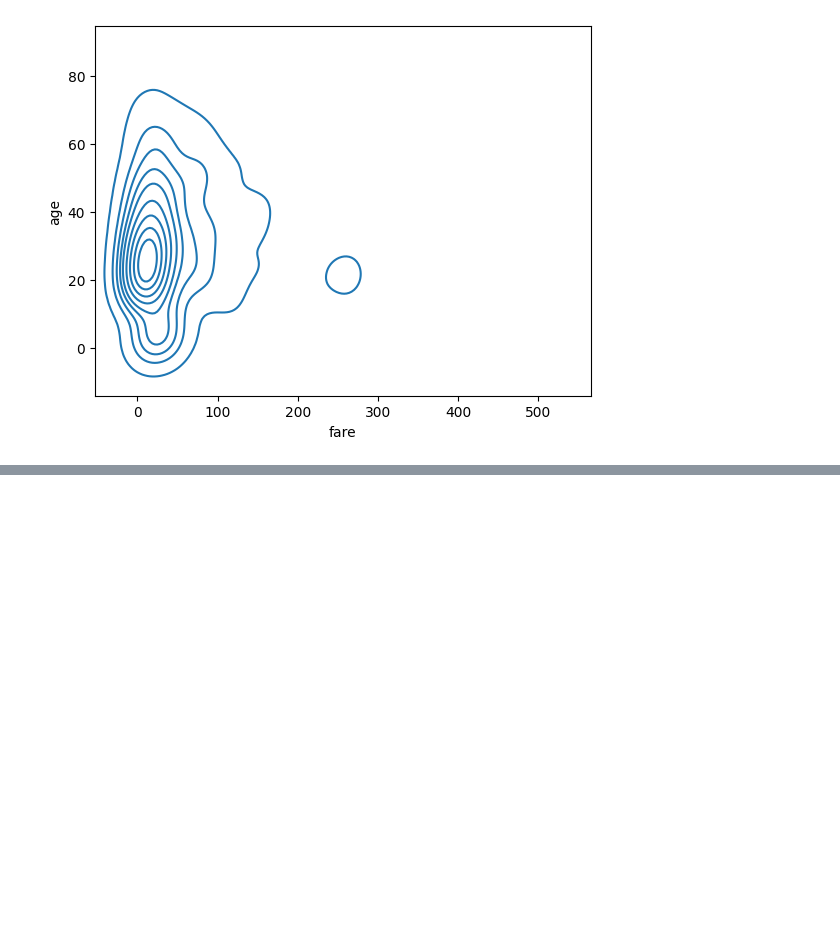
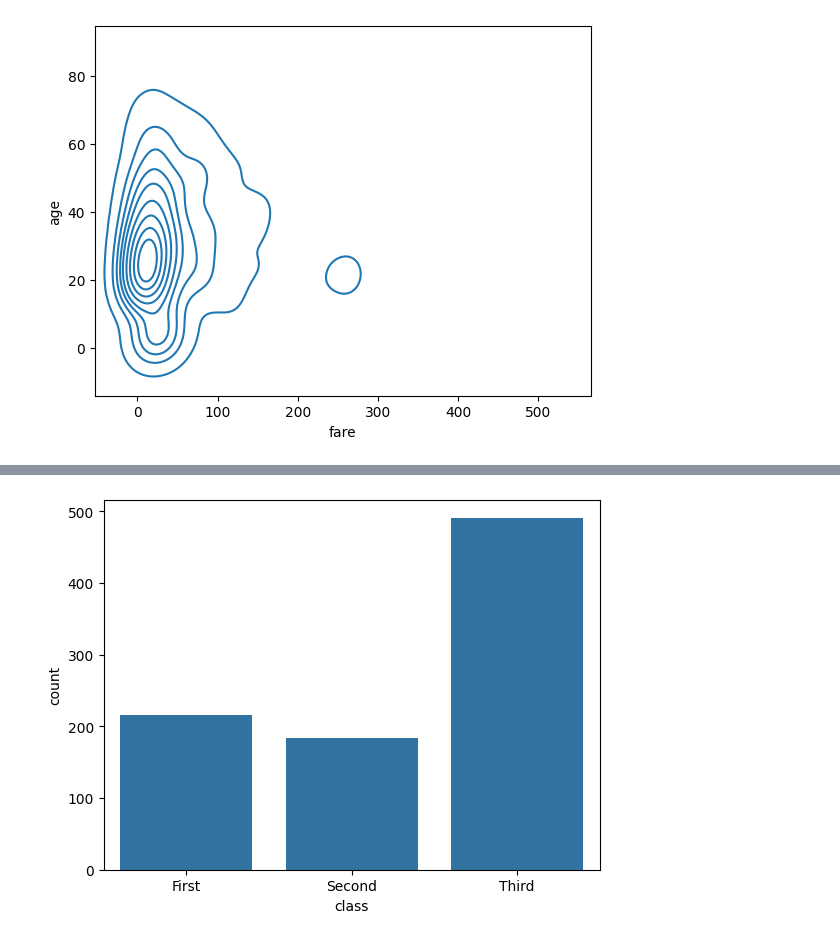
Before and after one commit to certidevs/curso-2025-07-visualizacion, a Jupyter notebook: clase2_seaborn.ipynb, the cells around one changed output, grey strips where cells are left out. Cells and saved outputs as stored; diff of their text form; code cells hidden in the pictures; blank space fills up the shorter version.

```diff
--- a/clase2_seaborn.ipynb
+++ b/clase2_seaborn.ipynb
@@ -91,0 +105,4 @@ sns.kdeplot(df, x='fare', y='age')
+# %%
+sns.countplot(df, x='class');
+# %% [output]
+[figure, added]
```
Also changed, not shown: parts of 17 cells of this notebook.
